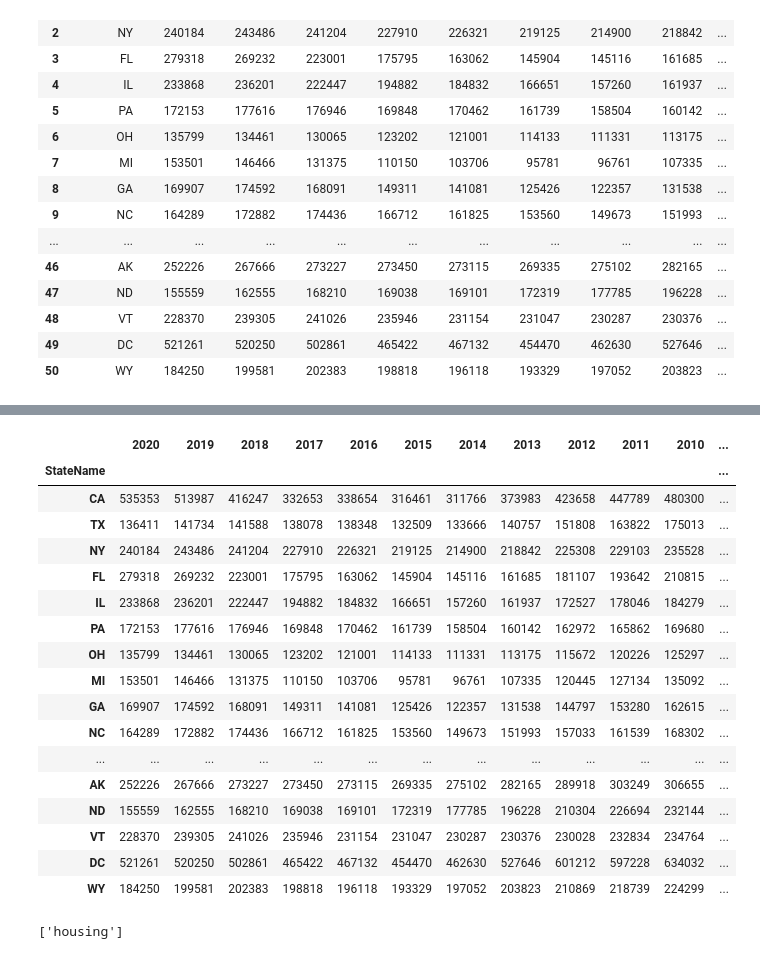
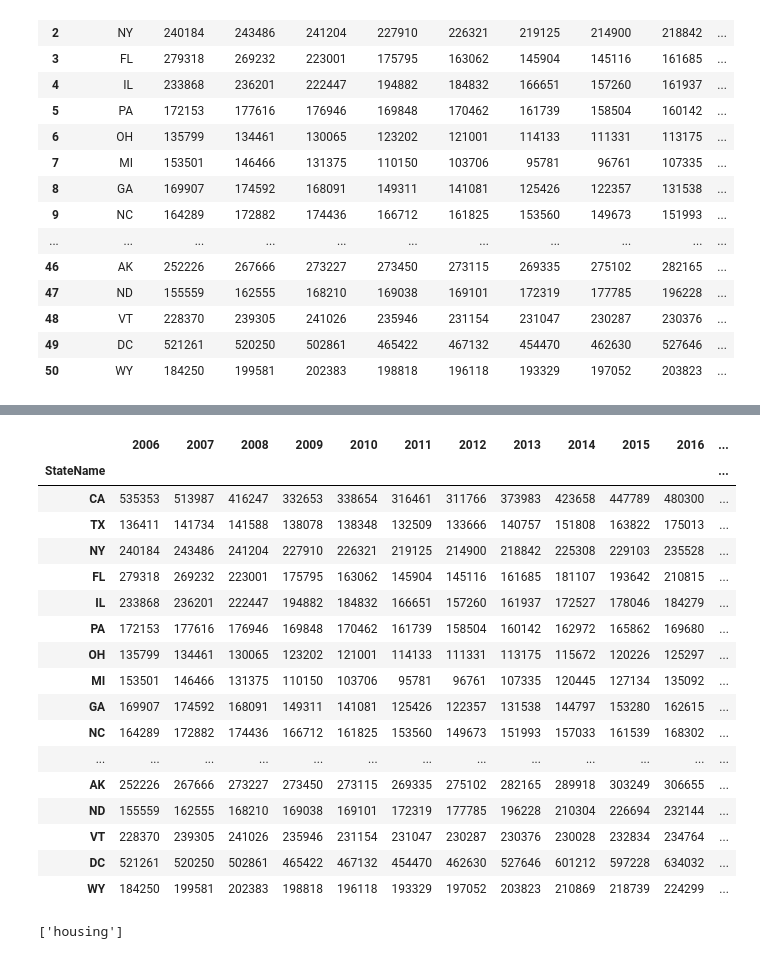
Before and after one commit to gamem001/warehousing_the_housing_crisis, a Jupyter notebook: asia_data/avg_sfh_price.ipynb, the cells around one changed output, grey strips where cells are left out. Saved outputs shown, nothing was run; the diff lists cells and outputs as text; code cells hidden in the pictures.

```diff
--- a/asia_data/avg_sfh_price.ipynb
+++ b/asia_data/avg_sfh_price.ipynb
@@ -103,43 +103,43 @@ df2
 | VT | 228370 | 239305 | 241026 | 235946 | 231154 | 231047 | 230287 | 230376 | 230028 | ... |
 | DC | 521261 | 520250 | 502861 | 465422 | 467132 | 454470 | 462630 | 527646 | 601212 | ... |
 | WY | 184250 | 199581 | 202383 | 198818 | 196118 | 193329 | 197052 | 203823 | 210869 | ... |
-# %%
-years = [2020,
- 2019,
- 2018,
- 2017,
- 2016,
- 2015,
- 2014,
- 2013,
- 2012,
- 2011,
- 2010,
- 2009,
- 2008,
- 2007,
- 2006]
-finished_df = df2.set_axis([years], axis=1, inplace=False)
-finished_df
-# %% [output]
-|  | 2020 | 2019 | 2018 | 2017 | 2016 | 2015 | 2014 | 2013 | 2012 | 2011 | 2010 | ... |
-| StateName |  |  |  |  |  |  |  |  |  |  |  | ... |
-| CA | 535353 | 513987 | 416247 | 332653 | 338654 | 316461 | 311766 | 373983 | 423658 | 447789 | 480300 | ... |
-| TX | 136411 | 141734 | 141588 | 138078 | 138348 | 132509 | 133666 | 140757 | 151808 | 163822 | 175013 | ... |
-| NY | 240184 | 243486 | 241204 | 227910 | 226321 | 219125 | 214900 | 218842 | 225308 | 229103 | 235528 | ... |
-| FL | 279318 | 269232 | 223001 | 175795 | 163062 | 145904 | 145116 | 161685 | 181107 | 193642 | 210815 | ... |
-| IL | 233868 | 236201 | 222447 | 194882 | 184832 | 166651 | 157260 | 161937 | 172527 | 178046 | 184279 | ... |
-| PA | 172153 | 177616 | 176946 | 169848 | 170462 | 161739 | 158504 | 160142 | 162972 | 165862 | 169680 | ... |
-| OH | 135799 | 134461 | 130065 | 123202 | 121001 | 114133 | 111331 | 113175 | 115672 | 120226 | 125297 | ... |
-| MI | 153501 | 146466 | 131375 | 110150 | 103706 | 95781 | 96761 | 107335 | 120445 | 127134 | 135092 | ... |
-| GA | 169907 | 174592 | 168091 | 149311 | 141081 | 125426 | 122357 | 131538 | 144797 | 153280 | 162615 | ... |
-| NC | 164289 | 172882 | 174436 | 166712 | 161825 | 153560 | 149673 | 151993 | 157033 | 161539 | 168302 | ... |
-| ... | ... | ... | ... | ... | ... | ... | ... | ... | ... | ... | ... | ... |
-| AK | 252226 | 267666 | 273227 | 273450 | 273115 | 269335 | 275102 | 282165 | 289918 | 303249 | 306655 | ... |
-| ND | 155559 | 162555 | 168210 | 169038 | 169101 | 172319 | 177785 | 196228 | 210304 | 226694 | 232144 | ... |
-| VT | 228370 | 239305 | 241026 | 235946 | 231154 | 231047 | 230287 | 230376 | 230028 | 232834 | 234764 | ... |
-| DC | 521261 | 520250 | 502861 | 465422 | 467132 | 454470 | 462630 | 527646 | 601212 | 597228 | 634032 | ... |
-| WY | 184250 | 199581 | 202383 | 198818 | 196118 | 193329 | 197052 | 203823 | 210869 | 218739 | 224299 | ... |
+# %%
+years = [2006,
+ 2007,
+ 2008,
+ 2009,
+ 2010,
+ 2011,
+ 2012,
+ 2013,
+ 2014,
+ 2015,
+ 2016,
+ 2017,
+ 2018,
+ 2019,
+ 2020]
+finished_df = df2.set_axis([years], axis=1, inplace=False)
+finished_df
+# %% [output]
+|  | 2006 | 2007 | 2008 | 2009 | 2010 | 2011 | 2012 | 2013 | 2014 | 2015 | 2016 | ... |
+| StateName |  |  |  |  |  |  |  |  |  |  |  | ... |
+| CA | 535353 | 513987 | 416247 | 332653 | 338654 | 316461 | 311766 | 373983 | 423658 | 447789 | 480300 | ... |
+| TX | 136411 | 141734 | 141588 | 138078 | 138348 | 132509 | 133666 | 140757 | 151808 | 163822 | 175013 | ... |
+| NY | 240184 | 243486 | 241204 | 227910 | 226321 | 219125 | 214900 | 218842 | 225308 | 229103 | 235528 | ... |
+| FL | 279318 | 269232 | 223001 | 175795 | 163062 | 145904 | 145116 | 161685 | 181107 | 193642 | 210815 | ... |
+| IL | 233868 | 236201 | 222447 | 194882 | 184832 | 166651 | 157260 | 161937 | 172527 | 178046 | 184279 | ... |
+| PA | 172153 | 177616 | 176946 | 169848 | 170462 | 161739 | 158504 | 160142 | 162972 | 165862 | 169680 | ... |
+| OH | 135799 | 134461 | 130065 | 123202 | 121001 | 114133 | 111331 | 113175 | 115672 | 120226 | 125297 | ... |
+| MI | 153501 | 146466 | 131375 | 110150 | 103706 | 95781 | 96761 | 107335 | 120445 | 127134 | 135092 | ... |
+| GA | 169907 | 174592 | 168091 | 149311 | 141081 | 125426 | 122357 | 131538 | 144797 | 153280 | 162615 | ... |
+| NC | 164289 | 172882 | 174436 | 166712 | 161825 | 153560 | 149673 | 151993 | 157033 | 161539 | 168302 | ... |
+| ... | ... | ... | ... | ... | ... | ... | ... | ... | ... | ... | ... | ... |
+| AK | 252226 | 267666 | 273227 | 273450 | 273115 | 269335 | 275102 | 282165 | 289918 | 303249 | 306655 | ... |
+| ND | 155559 | 162555 | 168210 | 169038 | 169101 | 172319 | 177785 | 196228 | 210304 | 226694 | 232144 | ... |
+| VT | 228370 | 239305 | 241026 | 235946 | 231154 | 231047 | 230287 | 230376 | 230028 | 232834 | 234764 | ... |
+| DC | 521261 | 520250 | 502861 | 465422 | 467132 | 454470 | 462630 | 527646 | 601212 | 597228 | 634032 | ... |
+| WY | 184250 | 199581 | 202383 | 198818 | 196118 | 193329 | 197052 | 203823 | 210869 | 218739 | 224299 | ... |
 # %%
 # postgres_conn_string = f"postgres:{password}"
 # engine = create_engine(f"postgresql://{postgres_conn_string}@localhost:5432/housing", paramstyle="format")
```
Also changed, not shown: parts of 2 cells of this notebook, 2 other files.
